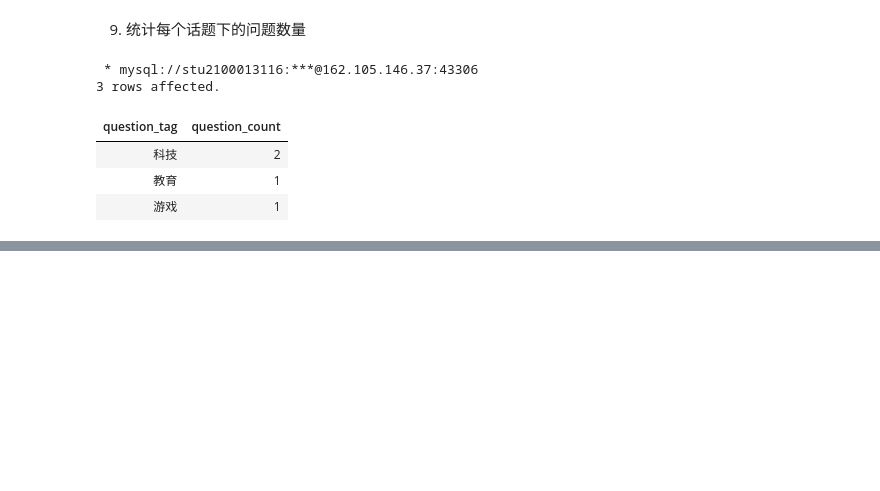
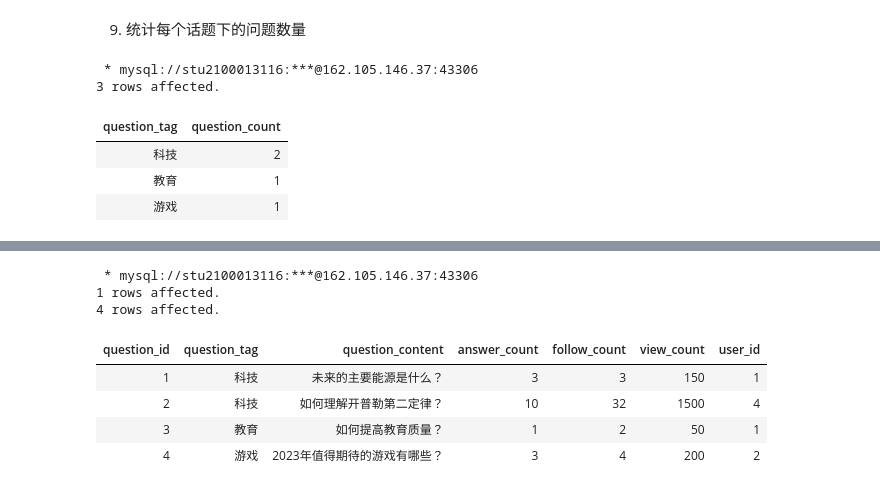
Before and after one commit to EmptyBlueBox/Introduction_to_Database_Systems-clj-2024Spring-PKU, a Jupyter notebook: homework/综合实习一：数据库应用案例设计/实习一：数据库应用案例设计——知乎APP.ipynb, the cells around one changed output, grey strips where cells are left out. Drawn from its saved outputs; the diff is of its cells as text; code cells hidden in the pictures; blank space fills up the shorter version.

```diff
--- a/homework/综合实习一：数据库应用案例设计/实习一：数据库应用案例设计——知乎APP.ipynb
+++ b/homework/综合实习一：数据库应用案例设计/实习一：数据库应用案例设计——知乎APP.ipynb
@@ -668,0 +679,16 @@ GROUP BY question_tag;
+# %%
+%%sql
+
+UPDATE question_post
+SET answer_count = answer_count + 1
+WHERE question_id = (SELECT question_id FROM answer_post WHERE answer_id = 1);
+SELECT * FROM question_post;
+# %% [output]
+ * mysql://stu2100013116:***@162.105.146.37:43306
+1 rows affected.
+4 rows affected.
+| question_id | question_tag | question_content | answer_count | follow_count | view_count | user_id |
+| 1 | 科技 | 未来的主要能源是什么？ | 3 | 3 | 150 | 1 |
+| 2 | 科技 | 如何理解开普勒第二定律？ | 10 | 32 | 1500 | 4 |
+| 3 | 教育 | 如何提高教育质量？ | 1 | 2 | 50 | 1 |
+| 4 | 游戏 | 2023年值得期待的游戏有哪些？ | 3 | 4 | 200 | 2 |
```
Also changed, not shown: parts of 11 cells of this notebook, 3 other files.
